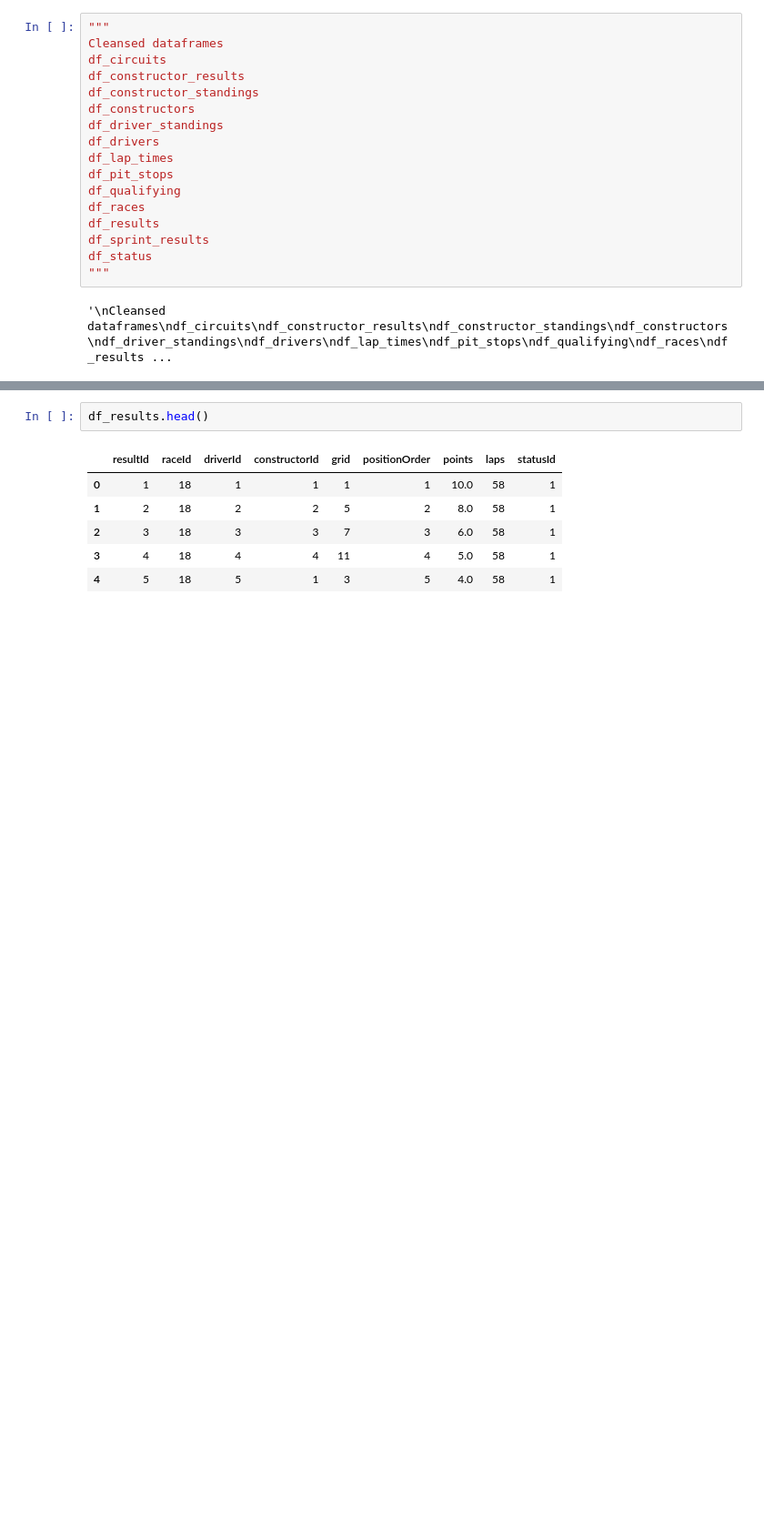
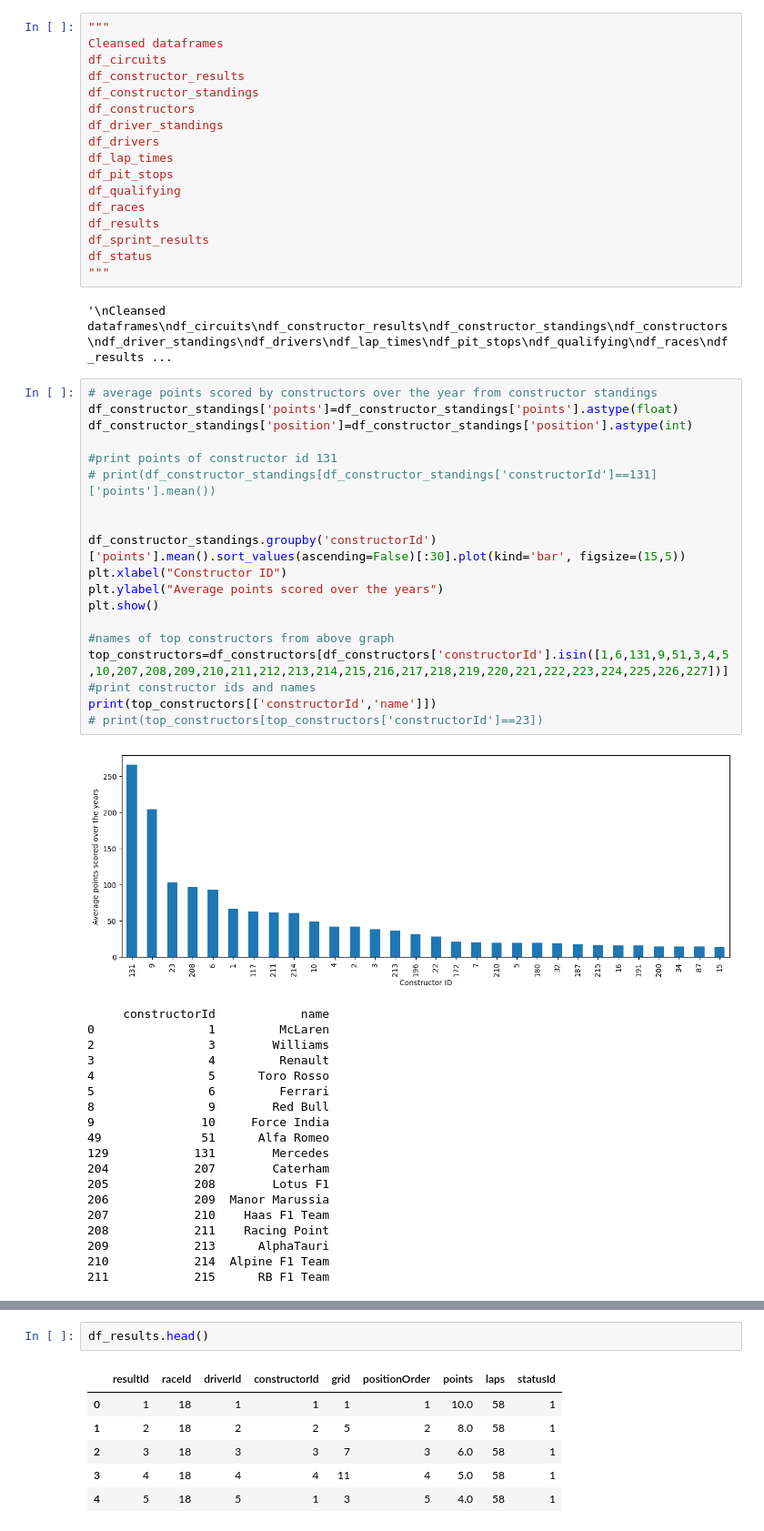
Before and after one commit to aroraomansh/F1-Prediction, a Jupyter notebook: eda.ipynb, the cells around one changed output, grey strips where cells are left out. Shown at 91% size. Drawn from its saved outputs; the diff is of its cells as text; blank space fills up the shorter version.

```diff
--- a/eda.ipynb
+++ b/eda.ipynb
@@ -384,3 +384,42 @@ df_status
 """
 # %% [output]
 '\nCleansed dataframes\ndf_circuits\ndf_constructor_results\ndf_constructor_standings\ndf_constructors\ndf_driver_standings\ndf_drivers\ndf_lap_times\ndf_pit_stops\ndf_qualifying\ndf_races\ndf_results ...
+# %%
+# average points scored by constructors over the year from constructor standings
+df_constructor_standings['points']=df_constructor_standings['points'].astype(float)
+df_constructor_standings['position']=df_constructor_standings['position'].astype(int)
+
+#print points of constructor id 131
+# print(df_constructor_standings[df_constructor_standings['constructorId']==131]['points'].mean())
+
+
+df_constructor_standings.groupby('constructorId')['points'].mean().sort_values(ascending=False)[:30].plot(kind='bar', figsize=(15,5))
+plt.xlabel("Constructor ID")
+plt.ylabel("Average points scored over the years")
+plt.show()
+
+#names of top constructors from above graph
+top_constructors=df_constructors[df_constructors['constructorId'].isin([1,6,131,9,51,3,4,5,10,207,208,209,210,211,212,213,214,215,216,217,218,219,220,221,222,223,224,225,226,227])]
+#print constructor ids and names
+print(top_constructors[['constructorId','name']])
+# print(top_constructors[top_constructors['constructorId']==23])
+# %% [output]
+[figure, added]
+     constructorId            name
+0                1         McLaren
+2                3        Williams
+3                4         Renault
+4                5      Toro Rosso
+5                6         Ferrari
+8                9        Red Bull
+9               10     Force India
+49              51      Alfa Romeo
+129            131        Mercedes
+204            207        Caterham
+205            208        Lotus F1
+206            209  Manor Marussia
+207            210    Haas F1 Team
+208            211    Racing Point
+209            213      AlphaTauri
+210            214  Alpine F1 Team
+211            215      RB F1 Team
```
Also changed, not shown: parts of 44 cells of this notebook, 7 other files.
